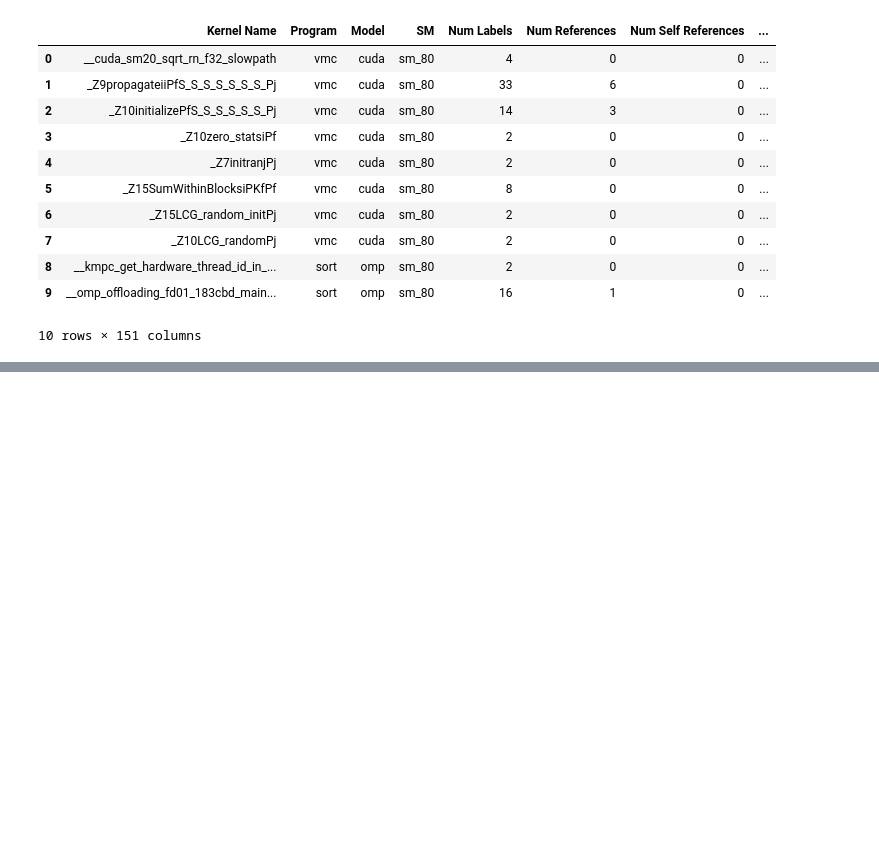
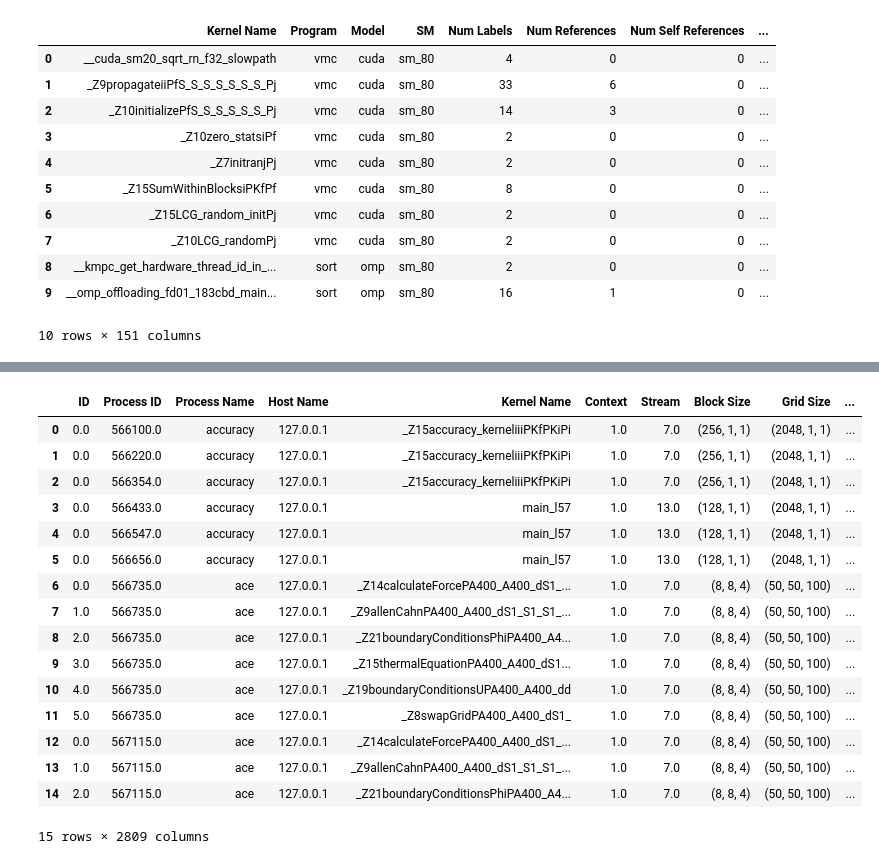
Before and after one commit to FLOPBench/SC26FLOPBench, a Jupyter notebook: cuda-profiling/collected-data/add_imix_data_to_perf_cntr_data.ipynb, the cells around one changed output, grey strips where cells are left out. Cells and saved outputs as stored; diff of their text form; code cells hidden in the pictures; blank space fills up the shorter version.

```diff
--- a/cuda-profiling/collected-data/add_imix_data_to_perf_cntr_data.ipynb
+++ b/cuda-profiling/collected-data/add_imix_data_to_perf_cntr_data.ipynb
@@ -149,0 +132,13 @@ display(subset)
+# %%
+# let's add an sm_arch column to the df
+
+device_to_sm_arch = {
+    '3080': 'sm_86',
+    'A100': 'sm_80',
+    'A10': 'sm_86',
+    'H100': 'sm_90'
+}
+
+df['SM'] = df['device'].apply(lambda x: device_to_sm_arch[x])
+
+print(df.shape)
@@ -149,0 +162,4 @@ display(subset)
+# %%
+# let's match up the 'source', 'Kernel Name', and 'SM' columns in the perf counter data with the 'source', 'Kernel Name', and 'SM' columns in the imix data, and add the imix metrics to the perf counter dataframe
+
+df_merged = pd.merge(df, sass, on=['source', 'Kernel Name', 'SM'], how='left', suffixes=('', '_sass'))
@@ -150,3 +179,24 @@ display(subset)
+# %%
+
+display(df_merged.head(15))
+# %% [output]
+|  | ID | Process ID | Process Name | Host Name | Kernel Name | Context | Stream | Block Size | Grid Size | ... |
+| 0 | 0.0 | 566100.0 | accuracy | 127.0.0.1 | _Z15accuracy_kerneliiiPKfPKiPi | 1.0 | 7.0 | (256, 1, 1) | (2048, 1, 1) | ... |
+| 1 | 0.0 | 566220.0 | accuracy | 127.0.0.1 | _Z15accuracy_kerneliiiPKfPKiPi | 1.0 | 7.0 | (256, 1, 1) | (2048, 1, 1) | ... |
+| 2 | 0.0 | 566354.0 | accuracy | 127.0.0.1 | _Z15accuracy_kerneliiiPKfPKiPi | 1.0 | 7.0 | (256, 1, 1) | (2048, 1, 1) | ... |
+| 3 | 0.0 | 566433.0 | accuracy | 127.0.0.1 | main_l57 | 1.0 | 13.0 | (128, 1, 1) | (2048, 1, 1) | ... |
+| 4 | 0.0 | 566547.0 | accuracy | 127.0.0.1 | main_l57 | 1.0 | 13.0 | (128, 1, 1) | (2048, 1, 1) | ... |
+| 5 | 0.0 | 566656.0 | accuracy | 127.0.0.1 | main_l57 | 1.0 | 13.0 | (128, 1, 1) | (2048, 1, 1) | ... |
+| 6 | 0.0 | 566735.0 | ace | 127.0.0.1 | _Z14calculateForcePA400_A400_dS1_... | 1.0 | 7.0 | (8, 8, 4) | (50, 50, 100) | ... |
+| 7 | 1.0 | 566735.0 | ace | 127.0.0.1 | _Z9allenCahnPA400_A400_dS1_S1_S1_... | 1.0 | 7.0 | (8, 8, 4) | (50, 50, 100) | ... |
+| 8 | 2.0 | 566735.0 | ace | 127.0.0.1 | _Z21boundaryConditionsPhiPA400_A4... | 1.0 | 7.0 | (8, 8, 4) | (50, 50, 100) | ... |
+| 9 | 3.0 | 566735.0 | ace | 127.0.0.1 | _Z15thermalEquationPA400_A400_dS1... | 1.0 | 7.0 | (8, 8, 4) | (50, 50, 100) | ... |
+| 10 | 4.0 | 566735.0 | ace | 127.0.0.1 | _Z19boundaryConditionsUPA400_A400_dd | 1.0 | 7.0 | (8, 8, 4) | (50, 50, 100) | ... |
+| 11 | 5.0 | 566735.0 | ace | 127.0.0.1 | _Z8swapGridPA400_A400_dS1_ | 1.0 | 7.0 | (8, 8, 4) | (50, 50, 100) | ... |
+| 12 | 0.0 | 567115.0 | ace | 127.0.0.1 | _Z14calculateForcePA400_A400_dS1_... | 1.0 | 7.0 | (8, 8, 4) | (50, 50, 100) | ... |
+| 13 | 1.0 | 567115.0 | ace | 127.0.0.1 | _Z9allenCahnPA400_A400_dS1_S1_S1_... | 1.0 | 7.0 | (8, 8, 4) | (50, 50, 100) | ... |
+| 14 | 2.0 | 567115.0 | ace | 127.0.0.1 | _Z21boundaryConditionsPhiPA400_A4... | 1.0 | 7.0 | (8, 8, 4) | (50, 50, 100) | ... |
+15 rows × 2809 columns
 # %%
 
 subset = sass[(sass['Kernel Name'] == '_Z12geglu_kernelIffLi160ELi1280ELi8ELi2EEvPT_PKS0_') &
```
Also changed, not shown: parts of 32 cells of this notebook, 1 other file.
